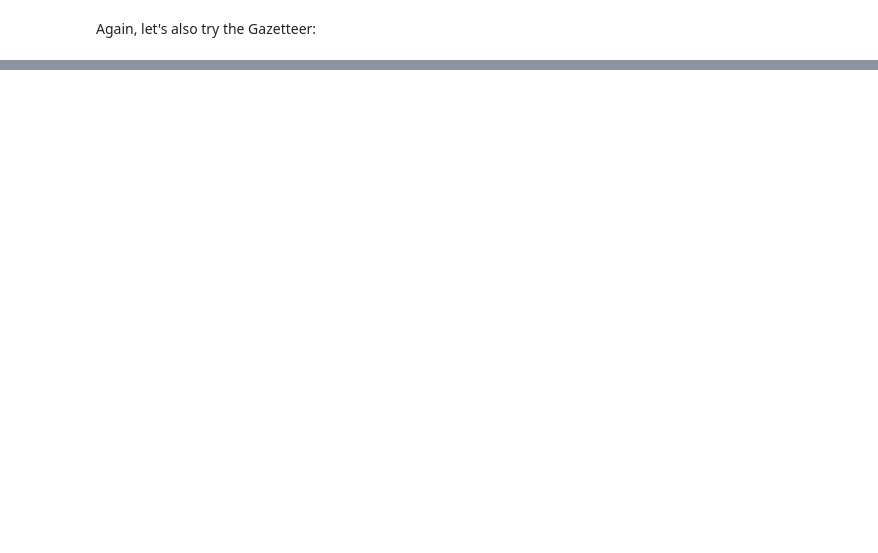
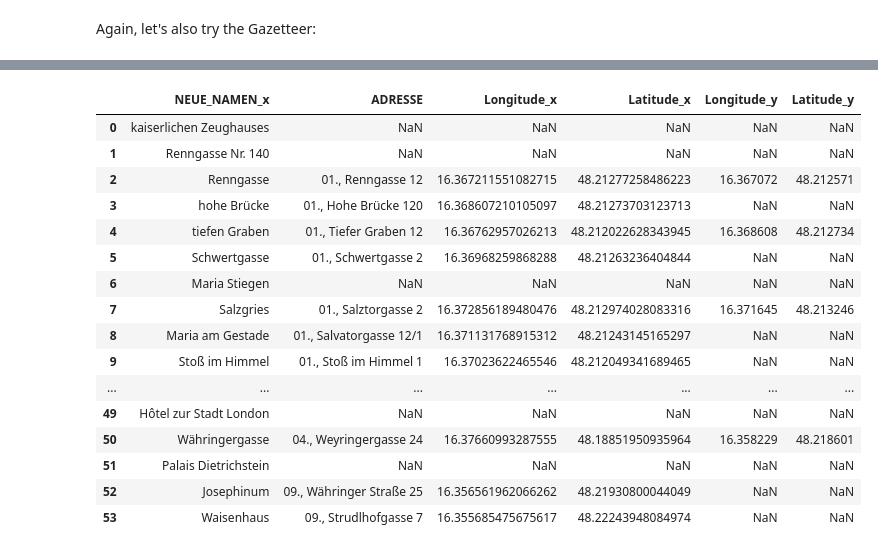
Before and after one commit to Sarah-lab-13/DataScienceProject, a Jupyter notebook: Scripte/Route_Montag.ipynb, the cells around one changed output, grey strips where cells are left out. Drawn from its saved outputs; the diff is of its cells as text; code cells hidden in the pictures; blank space fills up the shorter version.

Commit message:
finished Route Montag

```diff
--- a/Scripte/Route_Montag.ipynb
+++ b/Scripte/Route_Montag.ipynb
@@ -139,2 +178,22 @@ place_coord
 # %% [markdown]
 Again, let's also try the Gazetteer:
+# %%
+xlsx_path = path.relpath("../Data/Gazetteer_Steinhausenplan_V5.xlsx")
+usecolumns = ['ID_neu', 'Toponym', 'Sicherheit', 'Longitude', 'Latitude']
+Steinhausen_coordinates = pd.read_excel(xlsx_path, usecols=usecolumns, index_col=0)
+
+Steinhausen_coordinates['MATCH_SCORE'] = Steinhausen_coordinates['Toponym'].apply(lambda x: process.extractOne(x, place_list, scorer=fuzz.ratio)[1])
+Steinhausen_coordinates['NEUE_NAMEN'] = Steinhausen_coordinates['Toponym'].apply(lambda x: process.extractOne(x, place_list, scorer=fuzz.ratio)[0])
+Steinhausen_coordinates = Steinhausen_coordinates.sort_values('MATCH_SCORE', ascending=False)
+
+#print(Steinhausen_coordinates.head(50))
+Steinhausen_coordinates = Steinhausen_coordinates.drop(Steinhausen_coordinates[Steinhausen_coordinates['MATCH_SCORE'] <= 77].index)
+Steinhausen_choice = Steinhausen_coordinates.drop_duplicates(subset=['NEUE_NAMEN'])
+
+Steinhausen_choice = Steinhausen_choice.set_index('NEUE_NAMEN')
+Steinhausen_choice = Steinhausen_choice.reindex(index=place_list)
+Steinhausen_choice = Steinhausen_choice.reset_index()
+Steinhausen_choice.reset_index(inplace=True)
+
+Steinhausen_choice = Steinhausen_choice.drop(columns=['Sicherheit', 'index', 'MATCH_SCORE', 'Toponym'])
+Steinhausen_choice.to_csv('../Data/Steinhausen_Montag_coord.csv', sep=',', index=False, encoding='utf-8')
@@ -140,0 +218,8 @@ Again, let's also try the Gazetteer:
+# %%
+#split shape into long & lat
+place_coord['SHAPE'] = place_coord['SHAPE'].str.replace(r'POINT', '', regex=True)
+place_coord['SHAPE'] = place_coord['SHAPE'].str.replace(r'\)', '', regex=True)
+place_coord[['Longitude', 'Latitude']] = place_coord['SHAPE'].str.extract('(\d+.\d+)\s(\d+.\d+)', expand=True)
+# %%
+joined_places = pd.merge(place_coord, Steinhausen_choice, left_index=True, right_index=True)
+joined_places = joined_places.drop(columns=["NEUE_NAMEN_y", "SHAPE"])
@@ -140,0 +263,24 @@ Again, let's also try the Gazetteer:
+# %%
+import numpy as np
+joined_places['Latitude_x'] = np.where(joined_places['NEUE_NAMEN_x'] == 'Hauptmauth', 48.210195	, joined_places['Latitude_x'])
+joined_places['Longitude_x'] = np.where(joined_places['NEUE_NAMEN_x'] == 'Hauptmauth', 16.379060, joined_places['Longitude_x'])
+# %%
+joined_places
+# %% [output]
+|  | NEUE_NAMEN_x | ADRESSE | Longitude_x | Latitude_x | Longitude_y | Latitude_y |
+| 0 | kaiserlichen Zeughauses | NaN | NaN | NaN | NaN | NaN |
+| 1 | Renngasse Nr. 140 | NaN | NaN | NaN | NaN | NaN |
+| 2 | Renngasse | 01., Renngasse 12 | 16.367211551082715 | 48.21277258486223 | 16.367072 | 48.212571 |
+| 3 | hohe Brücke | 01., Hohe Brücke 120 | 16.368607210105097 | 48.21273703123713 | NaN | NaN |
+| 4 | tiefen Graben | 01., Tiefer Graben 12 | 16.36762957026213 | 48.212022628343945 | 16.368608 | 48.212734 |
+| 5 | Schwertgasse | 01., Schwertgasse 2 | 16.36968259868288 | 48.21263236404844 | NaN | NaN |
+| 6 | Maria Stiegen | NaN | NaN | NaN | NaN | NaN |
+| 7 | Salzgries | 01., Salztorgasse 2 | 16.372856189480476 | 48.212974028083316 | 16.371645 | 48.213246 |
+| 8 | Maria am Gestade | 01., Salvatorgasse 12/1 | 16.371131768915312 | 48.21243145165297 | NaN | NaN |
+| 9 | Stoß im Himmel | 01., Stoß im Himmel 1 | 16.37023622465546 | 48.212049341689465 | NaN | NaN |
+| ... | ... | ... | ... | ... | ... | ... |
+| 49 | Hôtel zur Stadt London | NaN | NaN | NaN | NaN | NaN |
+| 50 | Währingergasse | 04., Weyringergasse 24 | 16.37660993287555 | 48.18851950935964 | 16.358229 | 48.218601 |
+| 51 | Palais Dietrichstein | NaN | NaN | NaN | NaN | NaN |
+| 52 | Josephinum | 09., Währinger Straße 25 | 16.356561962066262 | 48.21930800044049 | NaN | NaN |
+| 53 | Waisenhaus | 09., Strudlhofgasse 7 | 16.355685475675617 | 48.22243948084974 | NaN | NaN |
```
Also changed, not shown: parts of 15 cells of this notebook, 5 other files.
